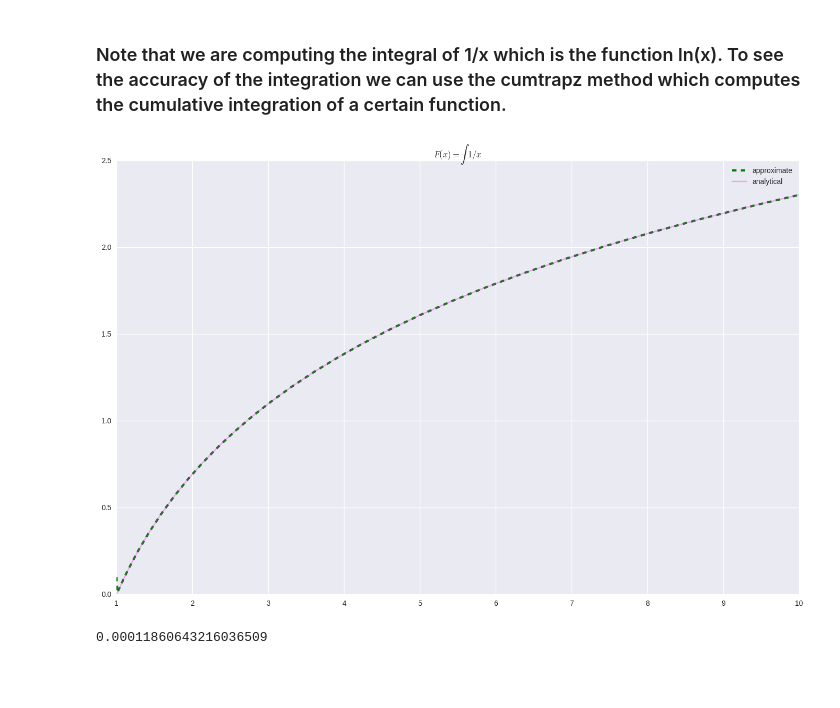
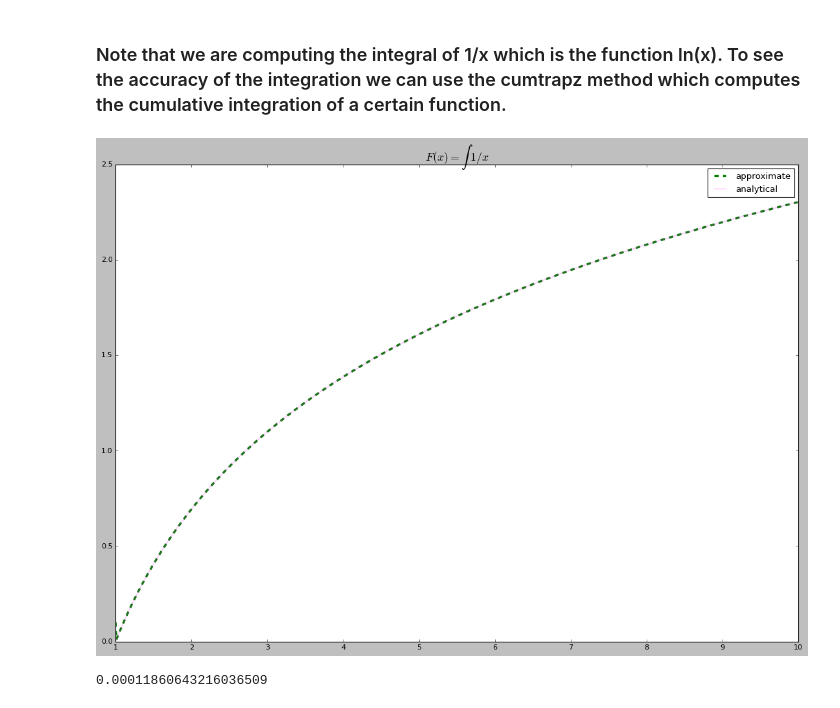
Before and after one commit to evdaev-kh/MathematicalPython, a Jupyter notebook: Integration.ipynb, the cells around one changed output. Cells and saved outputs as stored; diff of their text form; code cells hidden in the pictures; blank space fills up the shorter version.

Commit message:
Added the matplot config code to each ipython file

```diff
--- a/Integration.ipynb
+++ b/Integration.ipynb
@@ -2,6 +2,14 @@
 import numpy as np
 import matplotlib.pyplot as plt
 import scipy.integrate as integrate
+# %%
+# CONFIG Matplotlib Parameters
+themes = ['default', 'classic', 'bmh', 'dark_background', 'fast']
+plt.style.use('classic')                        # theme (use "plt.style.available" method to find out available themes)
+plt.rcParams["figure.figsize"] = (17,11.5)      # figure size
+plt.rcParams["font.size"] = 10                  # font size
+plt.rcParams["text.color"] = "black"            # text color
+plt.rcParams["axes.titlesize"] = 16
 # %% [markdown]
 ## For integration we will use the scipy.integrate library. Refer to the documentation at: https://docs.scipy.org/doc/scipy/tutorial/integrate.html
 # %% [markdown]
@@ -21,15 +29,13 @@ f = lambda x: 1/x
 y = f(x)
 cum = integrate.cumtrapz(y, x, initial=0.1)
 # %%
-plt.style.use('seaborn')
-plt.figure(figsize=(15,10), dpi=100)
 plt.plot(x, cum,'--',color='green', alpha=1, lw=3, label='approximate')
 plt.plot(x, np.log(x), color='magenta', alpha=0.3, label='analytical')
 plt.title("$F(x) = \int \; 1/x$")
 plt.legend()
 plt.show()
 # %% [output]
-[figure, old version]
+[figure, new version]
 # %%
 error = abs(cum-np.log(x))
 np.mean(error)
```
Also changed, not shown: parts of 1 cell of this notebook, 3 other files.
